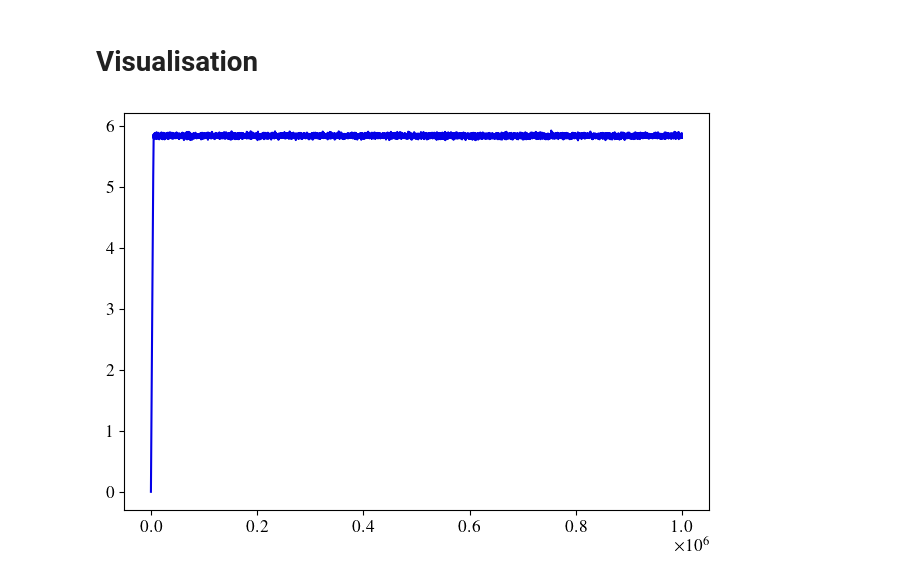
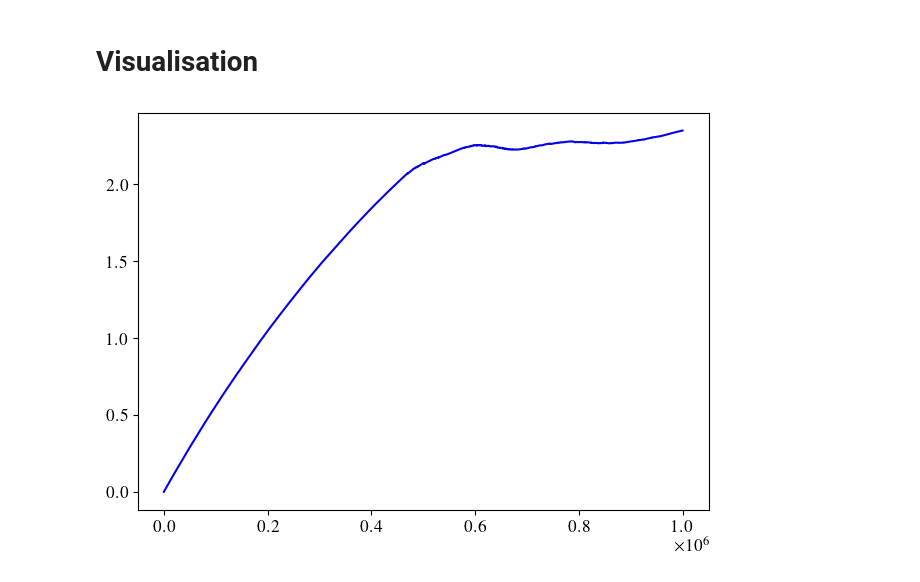
Before and after one commit to GabrielRemi/Sandpile, a Jupyter notebook: Code/simulation.ipynb, the cells around one changed output. Cells and saved outputs as stored; diff of their text form; code cells hidden in the pictures.

```diff
--- a/Code/simulation.ipynb
+++ b/Code/simulation.ipynb
@@ -75,12 +78,13 @@ with mp.Pool(mp.cpu_count() - 2) as pool:
 # %%
 from utils import *
 from analysis import *
 
-dim, grid = 2, 40
-data_dir = pathlib.Path(f"./data/d{dim}_g{grid}_c7_cl_nco/data_0.slopes.npy").resolve().absolute()
+
+dim, grid = 6, 10
+data_dir = pathlib.Path(f"./data/d{dim}_g{grid}_c7_cl_nco/data_2.slopes.npy").resolve().absolute()
 
 step, slope = load_slope_values(data_dir.__str__())
 plt.figure("visualisation")
 draw_slope(slope, step)
 # %% [output]
-[figure, old version]
+[figure, new version]
```
Also changed, not shown: parts of 2 cells of this notebook, 3 other files.
